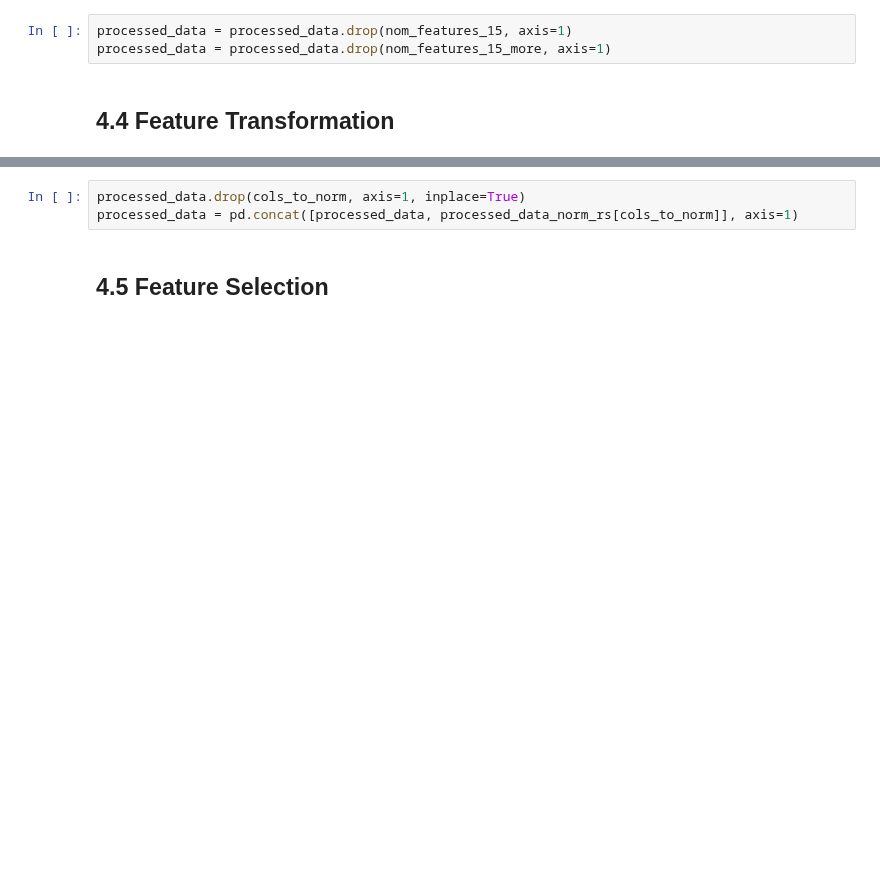
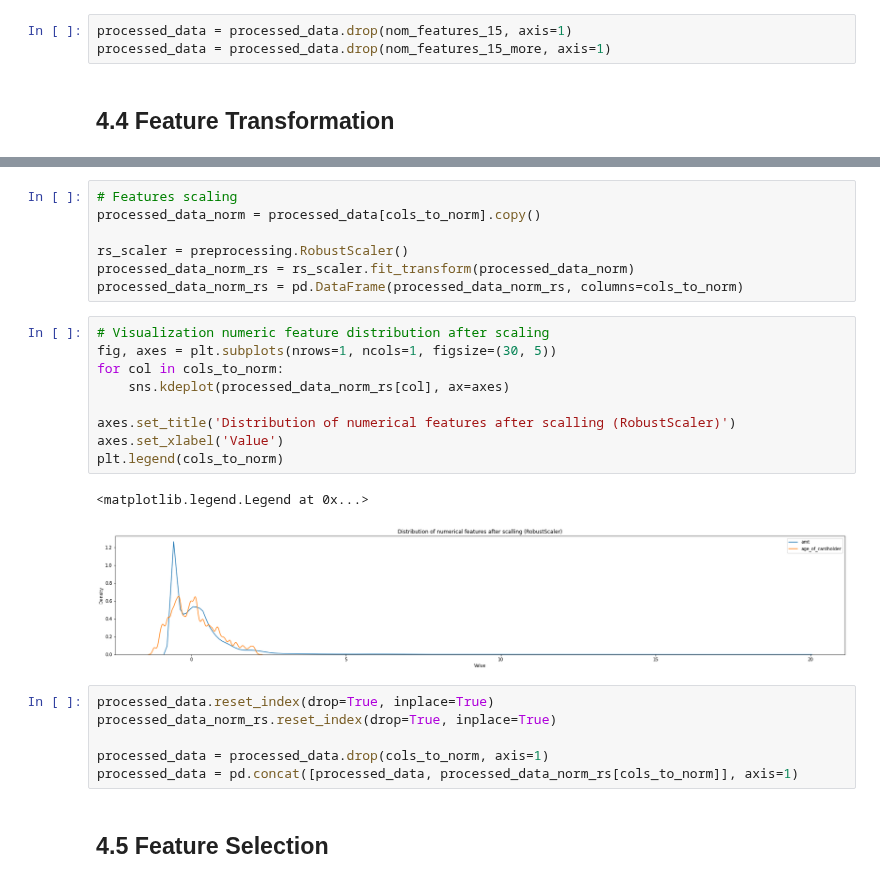
Before and after one commit to PoluboyarinovSI/SF_DataScience, a Jupyter notebook: project_7/Project-7.ipynb, the cells around one changed output, grey strips where cells are left out. Saved outputs shown, nothing was run; the diff lists cells and outputs as text; blank space fills up the shorter version.

```diff
--- a/project_7/Project-7.ipynb
+++ b/project_7/Project-7.ipynb
@@ -734,5 +747,27 @@ plt.legend(cols_to_norm)
+# %%
+# Features scaling
+processed_data_norm = processed_data[cols_to_norm].copy()
+
+rs_scaler = preprocessing.RobustScaler()
+processed_data_norm_rs = rs_scaler.fit_transform(processed_data_norm)
+processed_data_norm_rs = pd.DataFrame(processed_data_norm_rs, columns=cols_to_norm)
+# %%
+# Visualization numeric feature distribution after scaling
+fig, axes = plt.subplots(nrows=1, ncols=1, figsize=(30, 5))
+for col in cols_to_norm:
+    sns.kdeplot(processed_data_norm_rs[col], ax=axes)
+
+axes.set_title('Distribution of numerical features after scalling (RobustScaler)')
+axes.set_xlabel('Value')
+plt.legend(cols_to_norm)
+# %% [output]
+<matplotlib.legend.Legend at 0x...>
+[figure, added]
 # %%
-processed_data.drop(cols_to_norm, axis=1, inplace=True)
+processed_data.reset_index(drop=True, inplace=True)
+processed_data_norm_rs.reset_index(drop=True, inplace=True)
+
+processed_data = processed_data.drop(cols_to_norm, axis=1)
 processed_data = pd.concat([processed_data, processed_data_norm_rs[cols_to_norm]], axis=1)
 # %% [markdown]
 ## 4.5 Feature Selection
```
Also changed, not shown: parts of 14 cells of this notebook.
